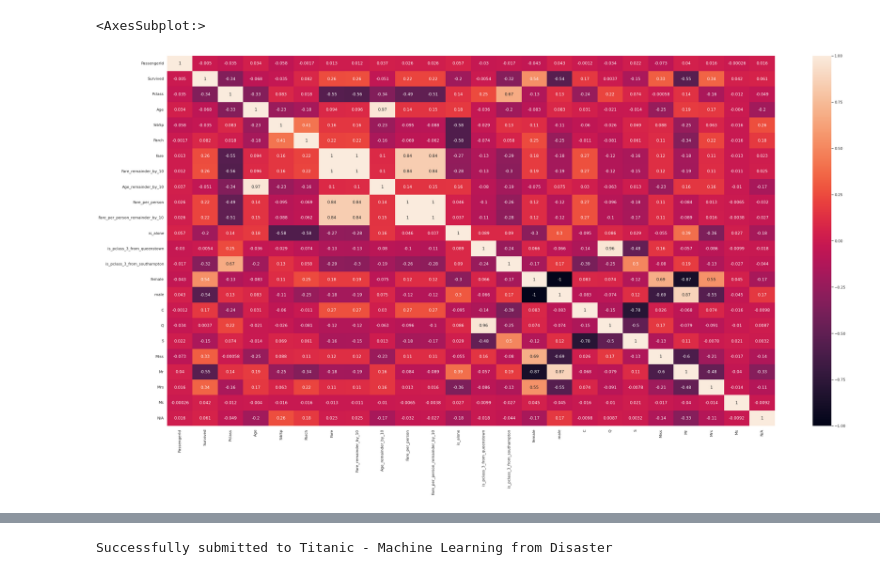
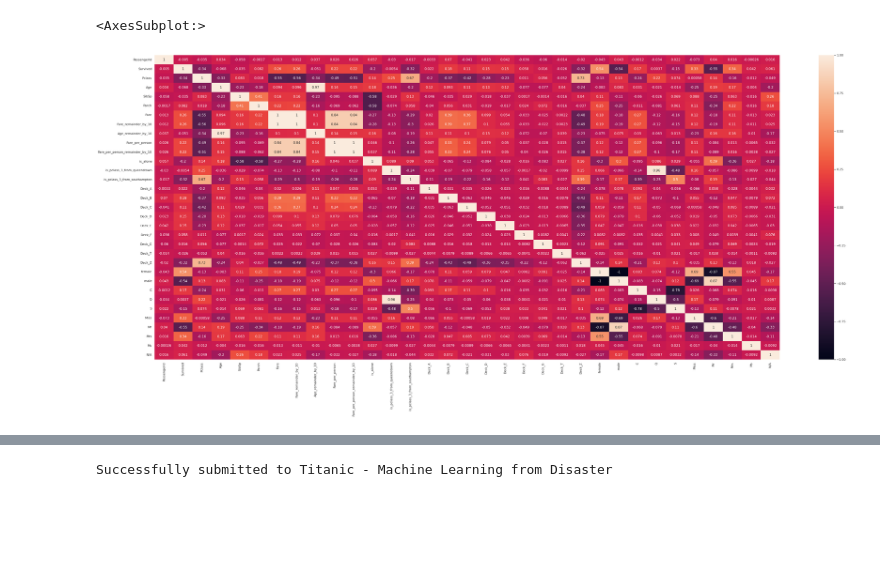
Before and after one commit to KangnamUniv-ML/Titanic-ML, a Jupyter notebook: notebook/Titanic Preprocessing and Decision Tree.ipynb, the cells around one changed output, grey strips where cells are left out. Saved outputs shown, nothing was run; the diff lists cells and outputs as text; code cells hidden in the pictures; blank space fills up the shorter version.

```diff
--- a/notebook/Titanic Preprocessing and Decision Tree.ipynb
+++ b/notebook/Titanic Preprocessing and Decision Tree.ipynb
@@ -79,11 +80,12 @@ df.loc[(df['Pclass'] == 3) & (df['Embarked'] == 'S'), 'is_pclass_3_from_southamp
 # %%
 df = df.drop(['Name', 'Ticket', 'Cabin'], axis=1)
 # %%
+deckDummies = pd.get_dummies(df['Deck'], prefix='Deck')
 sexDummies = pd.get_dummies(df['Sex'])
 embarkedDummies = pd.get_dummies(df['Embarked'])
 nameTitleDummies = pd.get_dummies(df['Name_title'])
 # %%
-df = pd.concat([df, sexDummies, embarkedDummies, nameTitleDummies], axis=1)
+df = pd.concat([df, deckDummies, sexDummies, embarkedDummies, nameTitleDummies], axis=1)
 df = df.drop(['Sex', 'Embarked'], axis=1)
 df.head()
 # %% [output]
@@ -119,7 +121,7 @@ dfCorr
 # %%
-sns.set(rc = {'figure.figsize':(40,20)})
+sns.set(rc = {'figure.figsize':(50,20)})
 sns.heatmap(dfCorr, annot=True)
 # %% [output]
 <AxesSubplot:>
-[figure, old version]
+[figure, new version]
 # %%
```
Also changed, not shown: parts of 24 cells of this notebook.
